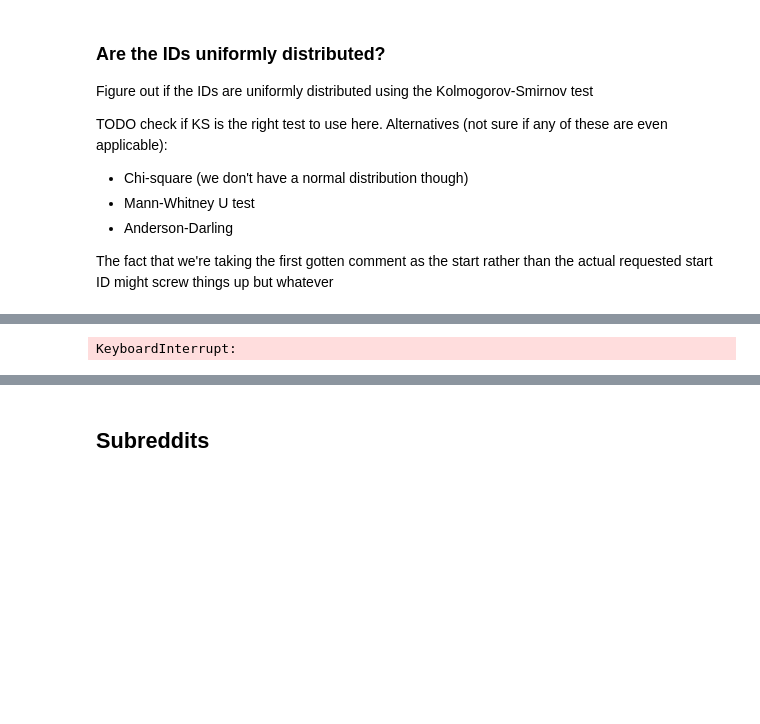
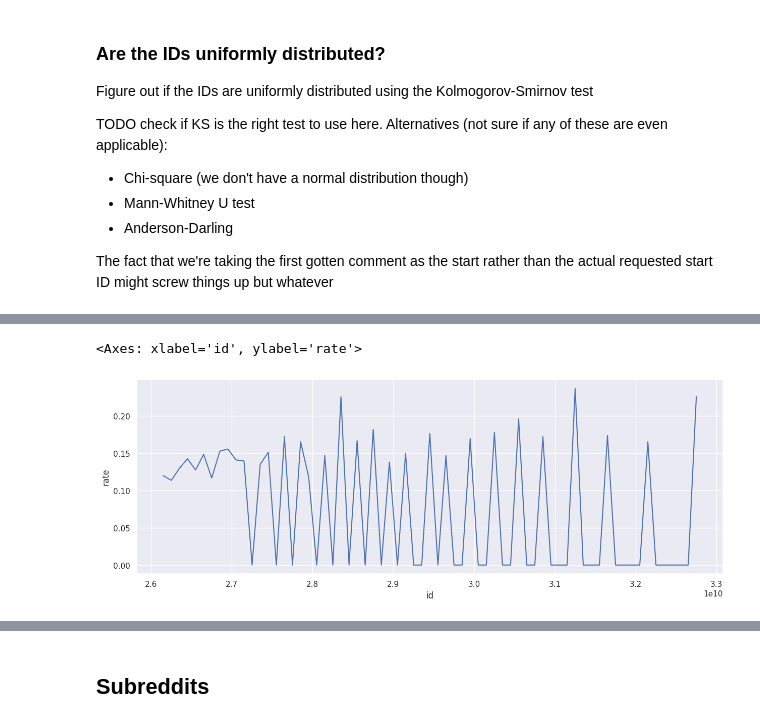
Before and after one commit to gems-cyberlang/cyberlang-learning, a Jupyter notebook: data-collection/praw-playground.ipynb, the cells around one changed output, grey strips where cells are left out. Saved outputs shown, nothing was run; the diff lists cells and outputs as text; code cells hidden in the pictures; blank space fills up the shorter version.

Commit message:
Rerun with oversample data

```diff
--- a/data-collection/praw-playground.ipynb
+++ b/data-collection/praw-playground.ipynb
@@ -318,28 +304,29 @@ all, exclude_invalid
 # %%
 # Hit rate over time
 start = first_id_actual
 end = max(df.iloc[len(df) - 1][ID],
           misses.loc[len(misses) - 1])
 step = int(1e8)
 
 def get_rate(curr_id):
     next_id = curr_id + step
     hits = len(df[(curr_id <= df[ID]) & (df[ID] < next_id)])
     num_misses = len(misses[lambda id: curr_id <= id][lambda id: id < next_id])
 
     if num_misses == 0:
         return 0
     return num_misses / (hits + num_misses)
 
 ids = np.arange(start, end, step)
 rates = np.fromiter(map(get_rate, ids), dtype=np.dtype(np.float64))
 
-rate_df = pd.DataFrame({ "ID": ids, "rate": rates })
+rate_df = pd.DataFrame({ "id": ids, "rate": rates })
 
 plt.figure(figsize=(15, 5))
 sns.lineplot(data=rate_df, x="id", y="rate")
 # %% [output]
-KeyboardInterrupt:
+<Axes: xlabel='id', ylabel='rate'>
+[figure, added]
 # %%
 df[(3e10 <= df[ID]) & (df[ID] < 3.75e10)]
 # %% [output]
```
Also changed, not shown: parts of 21 cells of this notebook.
